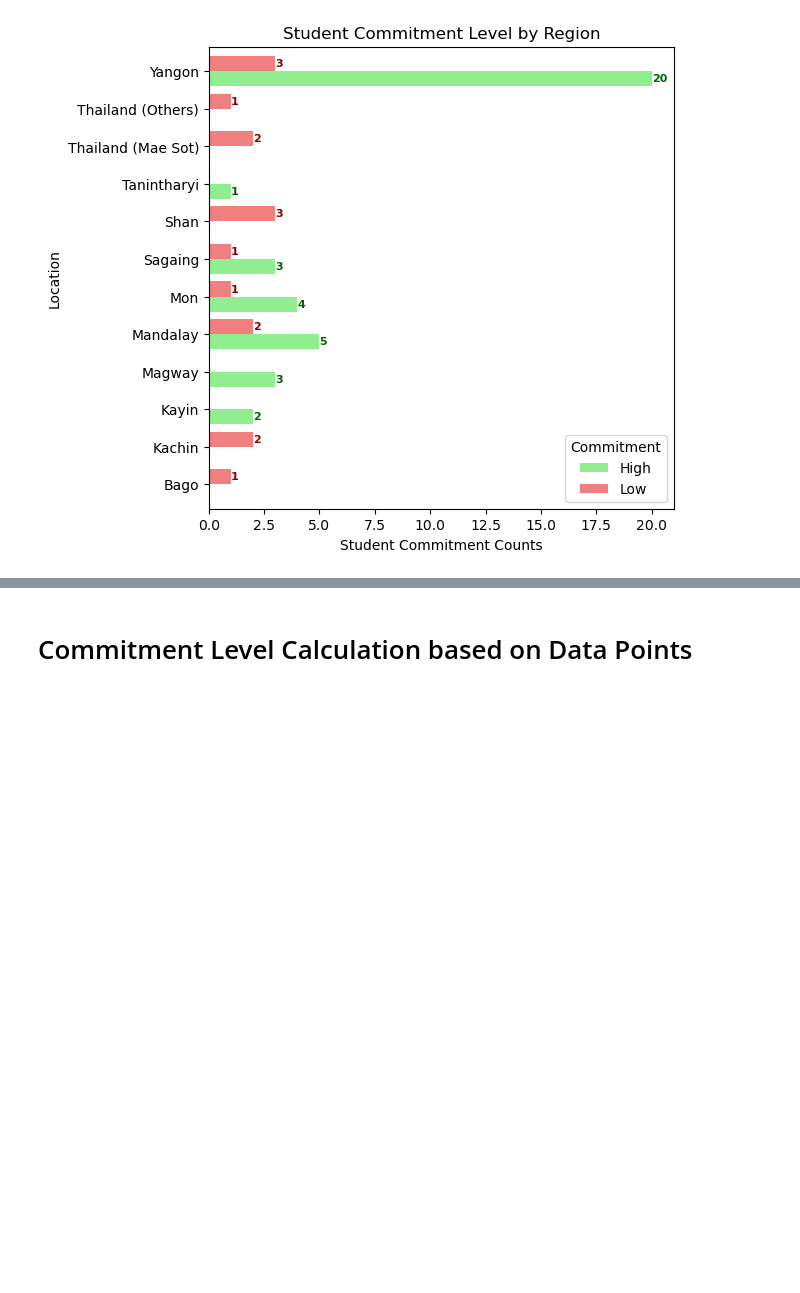
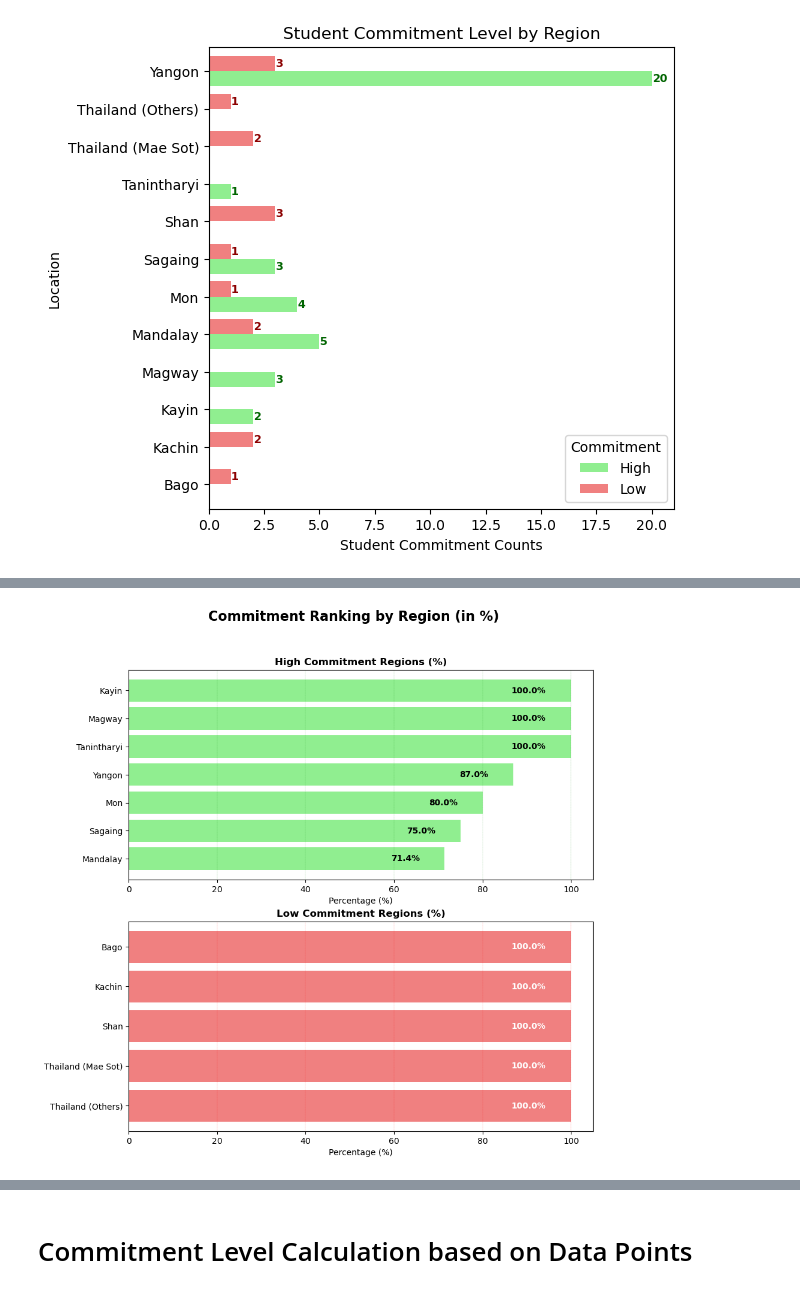
Before and after one commit to iSTAREducation/mmdt-da-project01-team-1, a Jupyter notebook: Assignment_00/notebook/expt_outcome_4.ipynb, the cells around one changed output, grey strips where cells are left out. Cells and saved outputs as stored; diff of their text form; code cells hidden in the pictures; blank space fills up the shorter version.

```diff
--- a/Assignment_00/notebook/expt_outcome_4.ipynb
+++ b/Assignment_00/notebook/expt_outcome_4.ipynb
@@ -210 +244,50 @@ low_commitment_region
+# %%
+high_commitment_region = commitment_level.loc[commitment_level['Commitment_Level'] == 'High'].sort_values('High_Percentage', ascending=False)
+high_commitment_region.drop(columns=['Low', 'Commitment_Level', 'Total', 'Low_Percentage'], inplace=True)
+
+low_commitment_region = commitment_level.loc[commitment_level['Commitment_Level'] == 'Low'].sort_values('Low_Percentage', ascending=False)
+low_commitment_region.drop(columns=['High', 'Commitment_Level', 'Total', 'High_Percentage'], inplace=True)
+
+fig, ax = plt.subplots(2, 1, figsize=(10, 10))
+
+bars = ax[0].barh(high_commitment_region.index, high_commitment_region['High_Percentage'], color='lightgreen')
+ax[0].set_title('High Commitment Regions (%)', fontweight='bold')
+ax[0].invert_yaxis()
+ax[0].grid(axis='x', color='g', linestyle=':', linewidth=0.2)
+ax[0].set_xlabel('Percentage (%)')
+
+for bar in bars:
+    width = bar.get_width()
+    ax[0].annotate(f'{width:.1f}%',
+                   xy=(width, bar.get_y() + bar.get_height() / 2),
+                   xytext=(-30, 0),
+                   textcoords="offset points",
+                   ha='right',
+                   va='center',
+                   fontsize=10,
+                   fontweight='bold',
+                   color='black')
+
+bars = ax[1].barh(low_commitment_region.index, low_commitment_region['Low_Percentage'], color='lightcoral')
+ax[1].set_title('Low Commitment Regions (%)', fontweight='bold')
+ax[1].invert_yaxis()
+ax[1].grid(axis='x', color='r', linestyle=':', linewidth=0.2)
+ax[1].set_xlabel('Percentage (%)')
+
+for bar in bars:
+    width = bar.get_width()
+    ax[1].annotate(f'{width:.1f}%',
+                   xy=(width, bar.get_y() + bar.get_height() / 2),
+                   xytext=(-30, 0),
+                   textcoords="offset points",
+                   ha='right',
+                   va='center',
+                   fontsize=10,
+                   fontweight='bold',
+                   color='white')
+
+plt.suptitle('Commitment Ranking by Region (in %)', fontsize=16, fontweight='bold')
+plt.show()
+# %% [output]
+[figure, added]
 # %%
```
Also changed, not shown: parts of 11 cells of this notebook, 1 other file.
